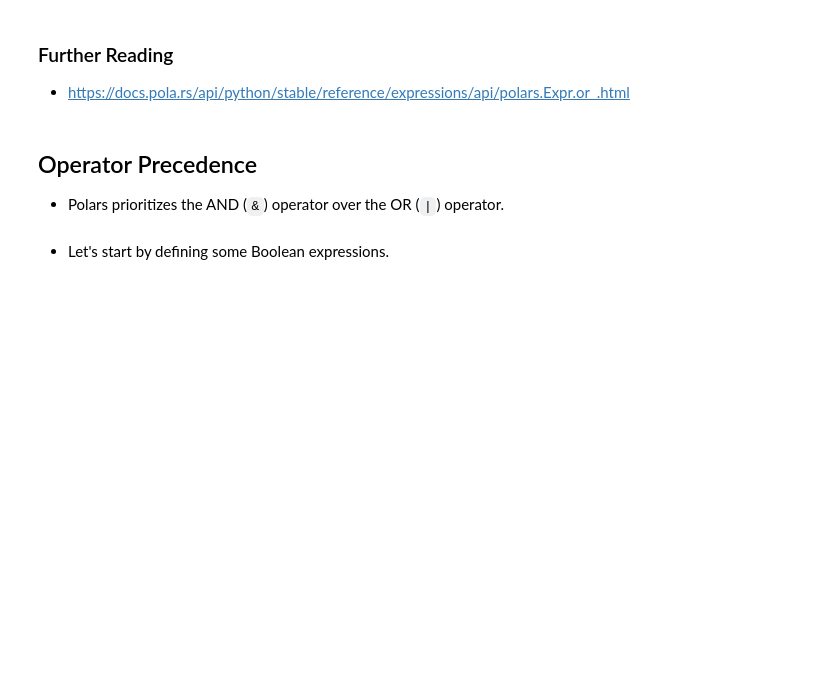
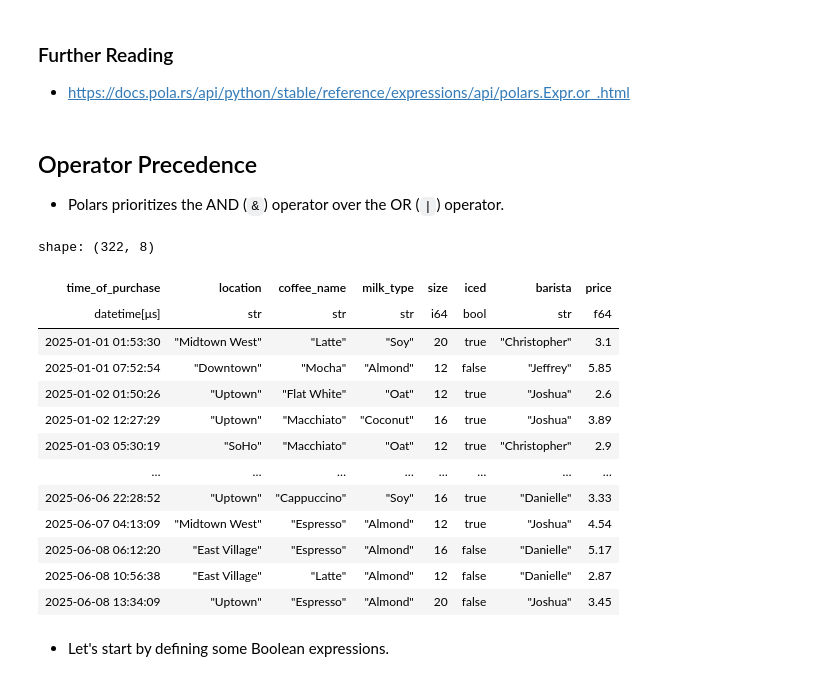
Before and after one commit to yaowenqiang/Data-Analysis-with-Polars-and-Python, a Jupyter notebook: incomplete/06 - DataFrames III - Filtering.ipynb, the cells around one changed output. Drawn from its saved outputs; the diff is of its cells as text; code cells hidden in the pictures; blank space fills up the shorter version.

```diff
--- a/incomplete/06 - DataFrames III - Filtering.ipynb
+++ b/incomplete/06 - DataFrames III - Filtering.ipynb
@@ -685,5 +685,26 @@ shape: (307, 8)
 # %% [markdown]
 ## Operator Precedence
 - Polars prioritizes the AND (`&`) operator over the OR (`|`) operator.
+# %%
+is_almond_milk = pl.col("milk_type").eq("Almond")
+is_iced = pl.col("iced")
+is_cheap = pl.col("price").le(4)
+
+coffees.filter(is_almond_milk | is_iced & is_cheap)
+# %% [output]
+shape: (322, 8)
+| time_of_purchase | location | coffee_name | milk_type | size | iced | barista | price |
+| datetime[μs] | str | str | str | i64 | bool | str | f64 |
+| 2025-01-01 01:53:30 | "Midtown West" | "Latte" | "Soy" | 20 | true | "Christopher" | 3.1 |
+| 2025-01-01 07:52:54 | "Downtown" | "Mocha" | "Almond" | 12 | false | "Jeffrey" | 5.85 |
+| 2025-01-02 01:50:26 | "Uptown" | "Flat White" | "Oat" | 12 | true | "Joshua" | 2.6 |
+| 2025-01-02 12:27:29 | "Uptown" | "Macchiato" | "Coconut" | 16 | true | "Joshua" | 3.89 |
+| 2025-01-03 05:30:19 | "SoHo" | "Macchiato" | "Oat" | 12 | true | "Christopher" | 2.9 |
+| … | … | … | … | … | … | … | … |
+| 2025-06-06 22:28:52 | "Uptown" | "Cappuccino" | "Soy" | 16 | true | "Danielle" | 3.33 |
+| 2025-06-07 04:13:09 | "Midtown West" | "Espresso" | "Almond" | 12 | true | "Joshua" | 4.54 |
+| 2025-06-08 06:12:20 | "East Village" | "Espresso" | "Almond" | 16 | false | "Danielle" | 5.17 |
+| 2025-06-08 10:56:38 | "East Village" | "Latte" | "Almond" | 12 | false | "Danielle" | 2.87 |
+| 2025-06-08 13:34:09 | "Uptown" | "Espresso" | "Almond" | 20 | false | "Joshua" | 3.45 |
 # %% [markdown]
 - Let's start by defining some Boolean expressions.
```
Also changed, not shown: parts of 2 cells of this notebook.
